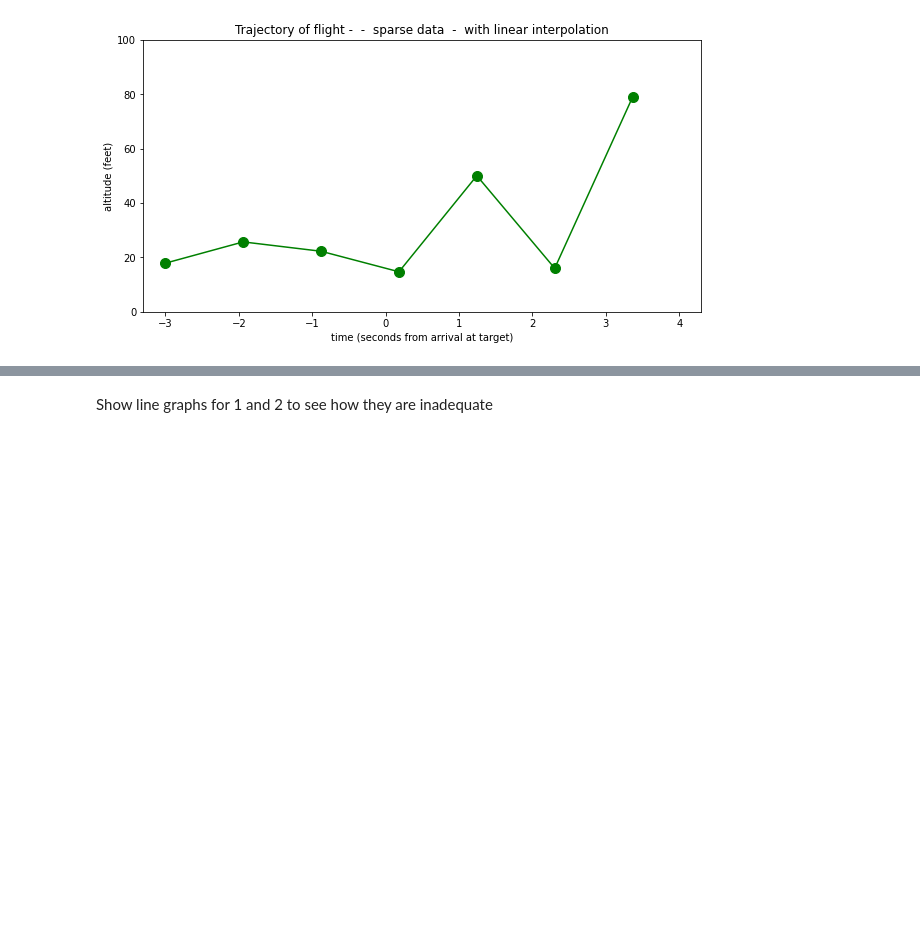
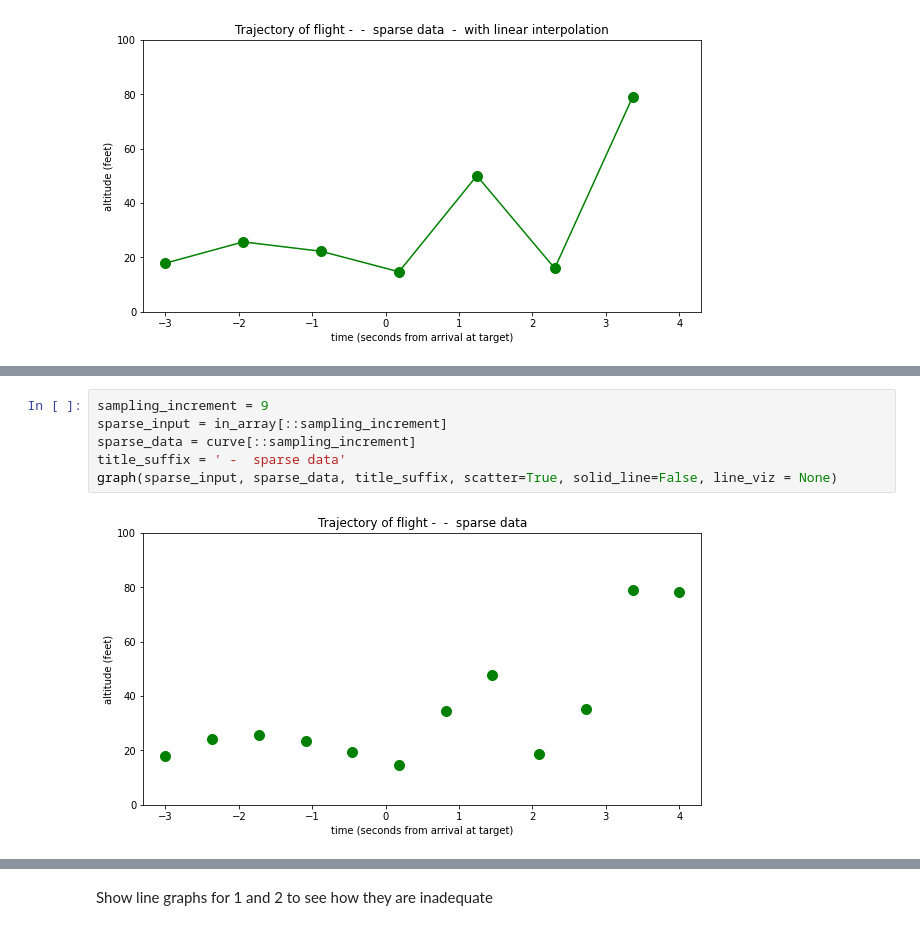
Before and after one commit to jmailman/data_smoothing, a Jupyter notebook: data_smoothing_concise.ipynb, the cells around one changed output, grey strips where cells are left out. Drawn from its saved outputs; the diff is of its cells as text; blank space fills up the shorter version.

```diff
--- a/data_smoothing_concise.ipynb
+++ b/data_smoothing_concise.ipynb
@@ -211 +228,9 @@ plt.show()
+# %%
+sampling_increment = 9
+sparse_input = in_array[::sampling_increment]
+sparse_data = curve[::sampling_increment]
+title_suffix = ' -  sparse data'
+graph(sparse_input, sparse_data, title_suffix, scatter=True, solid_line=False, line_viz = None)
+# %% [output]
+[figure, added]
 # %%
```
Also changed, not shown: parts of 16 cells of this notebook, 35 other files.
